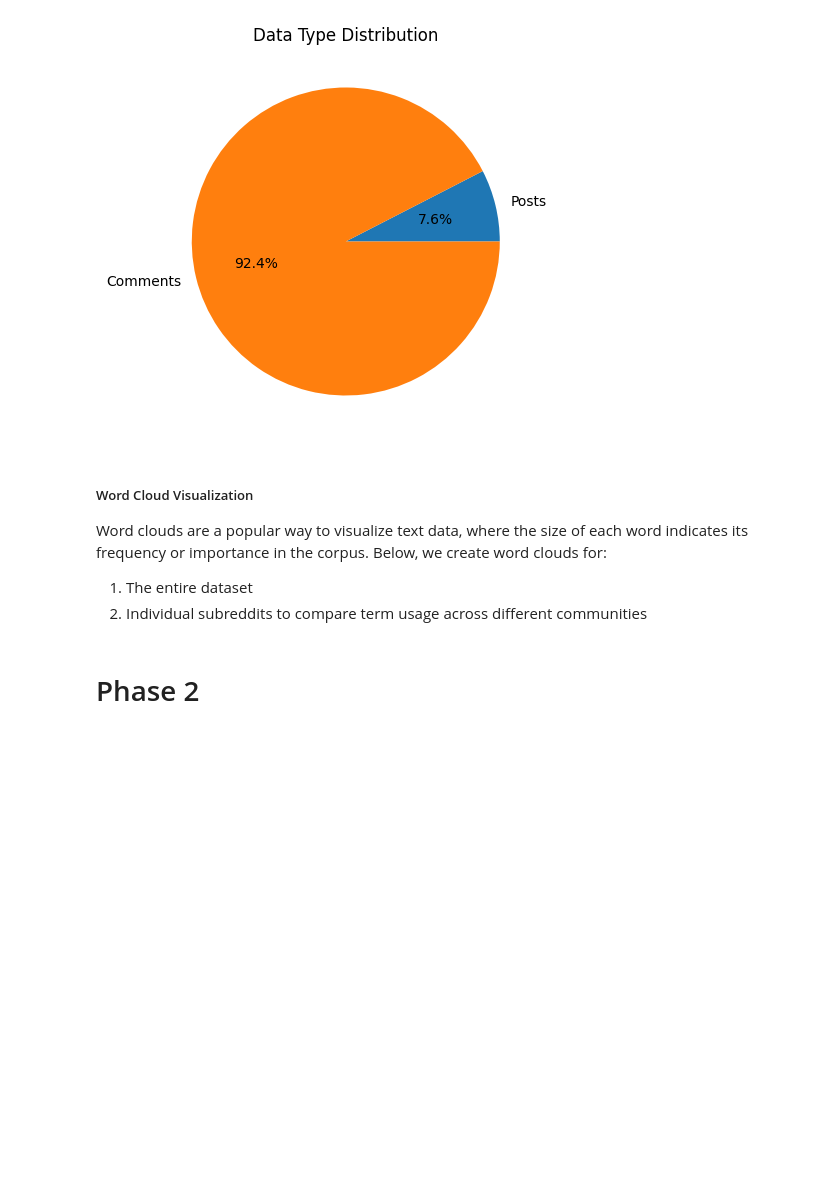
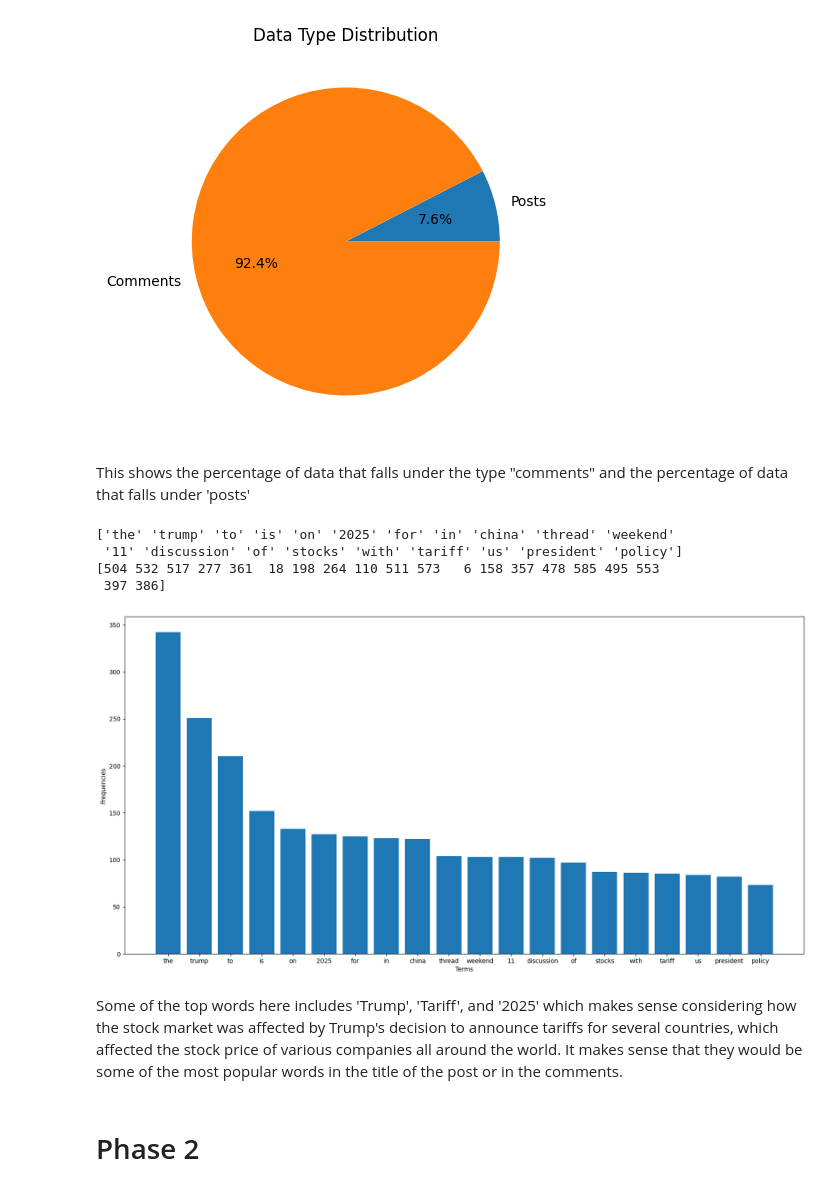
Before and after one commit to Kev-Tan/DM2025-Lab1-Exercise, a Jupyter notebook: DM2025-Lab1-Homework.ipynb, the cells around one changed output. Saved outputs shown, nothing was run; the diff lists cells and outputs as text; code cells hidden in the pictures; blank space fills up the shorter version.

Commit message:
Finished entirety of homework 1

```diff
--- a/DM2025-Lab1-Homework.ipynb
+++ b/DM2025-Lab1-Homework.ipynb
@@ -581,12 +560,43 @@ plt.title("Data Type Distribution")
 plt.show()
 # %% [output]
 [figure]
-# %% [markdown]
-##### Word Cloud Visualization
-
-Word clouds are a popular way to visualize text data, where the size of each word indicates its frequency or importance in the corpus. Below, we create word clouds for:
-1. The entire dataset
-2. Individual subreddits to compare term usage across different communities
+# %% [markdown]
+This shows the percentage of data that falls under the type "comments" and the percentage of data that falls under 'posts'
+# %%
+#let's also find the top-k most frequent words on the titles
+
+X_sample_counts = count_vect.fit_transform(X.title) #learn the vocabulary and return document
+term_frequencies_sample = []
+for j in range(0,X_sample_counts.shape[1]):
+    term_frequencies_sample.append(sum(X_sample_counts[:,j].toarray()))
+
+term_frequencies_sample = np.asarray(X_sample_counts.sum(axis=0))[0]
+
+
+top_k = 20
+top_k_indices = np.argsort(term_frequencies_sample)[::-1][:top_k]
+top_k_terms = count_vect.get_feature_names_out()[top_k_indices]
+top_k_frequencies = term_frequencies_sample[top_k_indices]
+
+print(top_k_terms)
+print(top_k_indices)
+
+#Plotting the bar chart and labelling the axis
+plt.figure(figsize=(20, 10))
+plt.xlabel("Terms")
+plt.ylabel("Frequencies")
+
+plt.bar(top_k_terms, top_k_frequencies)
+
+plt.show()
+# %% [output]
+['the' 'trump' 'to' 'is' 'on' '2025' 'for' 'in' 'china' 'thread' 'weekend'
+ '11' 'discussion' 'of' 'stocks' 'with' 'tariff' 'us' 'president' 'policy']
+[504 532 517 277 361  18 198 264 110 511 573   6 158 357 478 585 495 553
+ 397 386]
+[figure, added]
+# %% [markdown]
+Some of the top words here includes 'Trump', 'Tariff', and '2025' which makes sense considering how the stock market was affected by Trump's decision to announce tariffs for several countries, which affected the stock price of various companies all around the world. It makes sense that they would be some of the most popular words in the title of the post or in the comments.
 # %% [markdown]
 # Phase 2
 # %%
```
Also changed, not shown: parts of 21 cells of this notebook, 1 other file.
